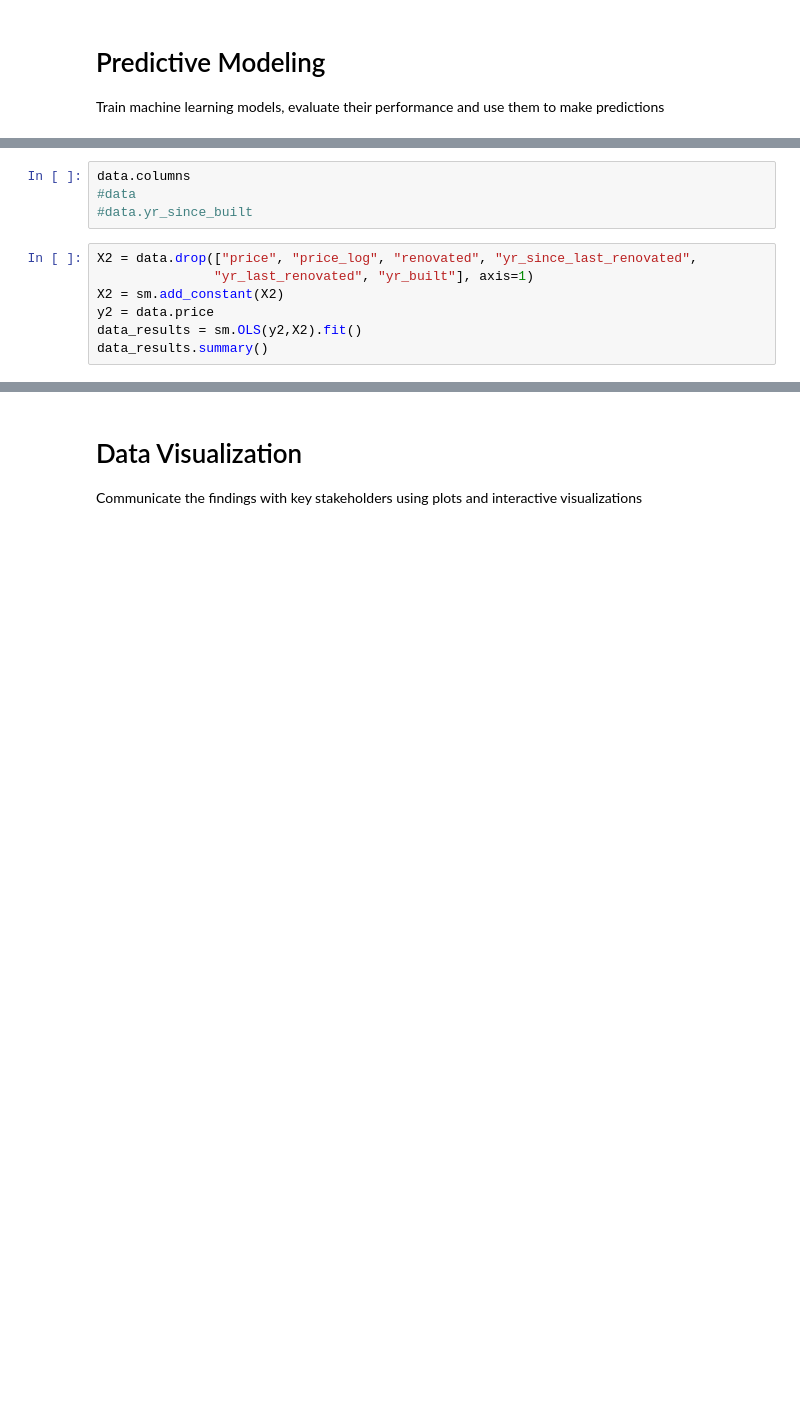
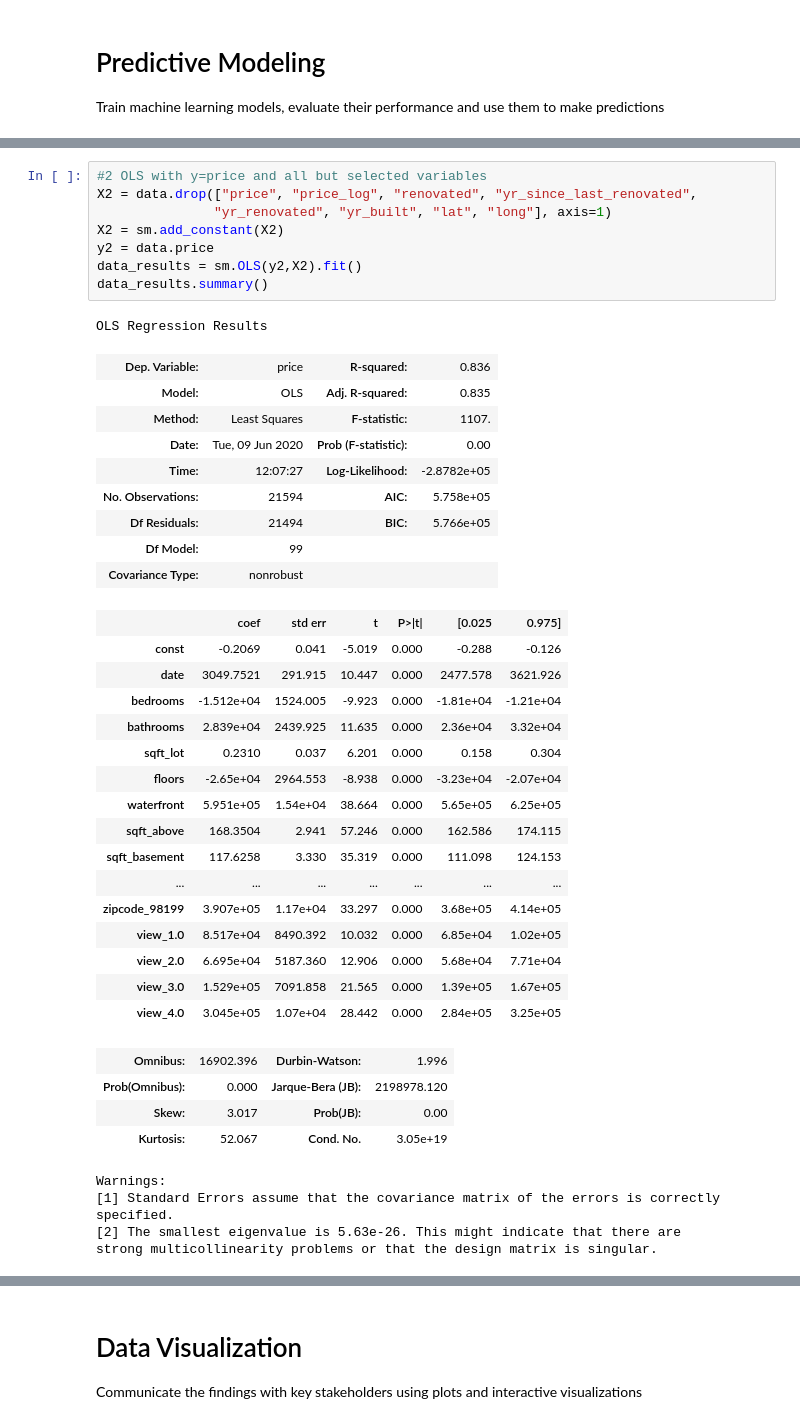
Before and after one commit to Rurbinasal/EDA_house_prices, a Jupyter notebook: King County Analysis.ipynb, the cells around one changed output, grey strips where cells are left out. Cells and saved outputs as stored; diff of their text form; blank space fills up the shorter version.

```diff
--- a/King County Analysis.ipynb
+++ b/King County Analysis.ipynb
@@ -219,12 +346,44 @@ data_results.summary()
-# %%
-data.columns
-#data
-#data.yr_since_built
 # %%
+#2 OLS with y=price and all but selected variables
 X2 = data.drop(["price", "price_log", "renovated", "yr_since_last_renovated",
-               "yr_last_renovated", "yr_built"], axis=1)
+               "yr_renovated", "yr_built", "lat", "long"], axis=1)
 X2 = sm.add_constant(X2)
 y2 = data.price
 data_results = sm.OLS(y2,X2).fit()
 data_results.summary()
+# %% [output]
+OLS Regression Results
+| Dep. Variable: | price | R-squared: | 0.836 |
+| Model: | OLS | Adj. R-squared: | 0.835 |
+| Method: | Least Squares | F-statistic: | 1107. |
+| Date: | Tue, 09 Jun 2020 | Prob (F-statistic): | 0.00 |
+| Time: | 12:07:27 | Log-Likelihood: | -2.8782e+05 |
+| No. Observations: | 21594 | AIC: | 5.758e+05 |
+| Df Residuals: | 21494 | BIC: | 5.766e+05 |
+| Df Model: | 99 |  |  |
+| Covariance Type: | nonrobust |  |  |
+|  | coef | std err | t | P>|t| | [0.025 | 0.975] |
+| const | -0.2069 | 0.041 | -5.019 | 0.000 | -0.288 | -0.126 |
+| date | 3049.7521 | 291.915 | 10.447 | 0.000 | 2477.578 | 3621.926 |
+| bedrooms | -1.512e+04 | 1524.005 | -9.923 | 0.000 | -1.81e+04 | -1.21e+04 |
+| bathrooms | 2.839e+04 | 2439.925 | 11.635 | 0.000 | 2.36e+04 | 3.32e+04 |
+| sqft_lot | 0.2310 | 0.037 | 6.201 | 0.000 | 0.158 | 0.304 |
+| floors | -2.65e+04 | 2964.553 | -8.938 | 0.000 | -3.23e+04 | -2.07e+04 |
+| waterfront | 5.951e+05 | 1.54e+04 | 38.664 | 0.000 | 5.65e+05 | 6.25e+05 |
+| sqft_above | 168.3504 | 2.941 | 57.246 | 0.000 | 162.586 | 174.115 |
+| sqft_basement | 117.6258 | 3.330 | 35.319 | 0.000 | 111.098 | 124.153 |
+| ... | ... | ... | ... | ... | ... | ... |
+| zipcode_98199 | 3.907e+05 | 1.17e+04 | 33.297 | 0.000 | 3.68e+05 | 4.14e+05 |
+| view_1.0 | 8.517e+04 | 8490.392 | 10.032 | 0.000 | 6.85e+04 | 1.02e+05 |
+| view_2.0 | 6.695e+04 | 5187.360 | 12.906 | 0.000 | 5.68e+04 | 7.71e+04 |
+| view_3.0 | 1.529e+05 | 7091.858 | 21.565 | 0.000 | 1.39e+05 | 1.67e+05 |
+| view_4.0 | 3.045e+05 | 1.07e+04 | 28.442 | 0.000 | 2.84e+05 | 3.25e+05 |
+| Omnibus: | 16902.396 | Durbin-Watson: | 1.996 |
+| Prob(Omnibus): | 0.000 | Jarque-Bera (JB): | 2198978.120 |
+| Skew: | 3.017 | Prob(JB): | 0.00 |
+| Kurtosis: | 52.067 | Cond. No. | 3.05e+19 |
+Warnings:
+[1] Standard Errors assume that the covariance matrix of the errors is correctly specified.
+[2] The smallest eigenvalue is 5.63e-26. This might indicate that there are
+strong multicollinearity problems or that the design matrix is singular.
 # %%
```
Also changed, not shown: parts of 37 cells of this notebook.
